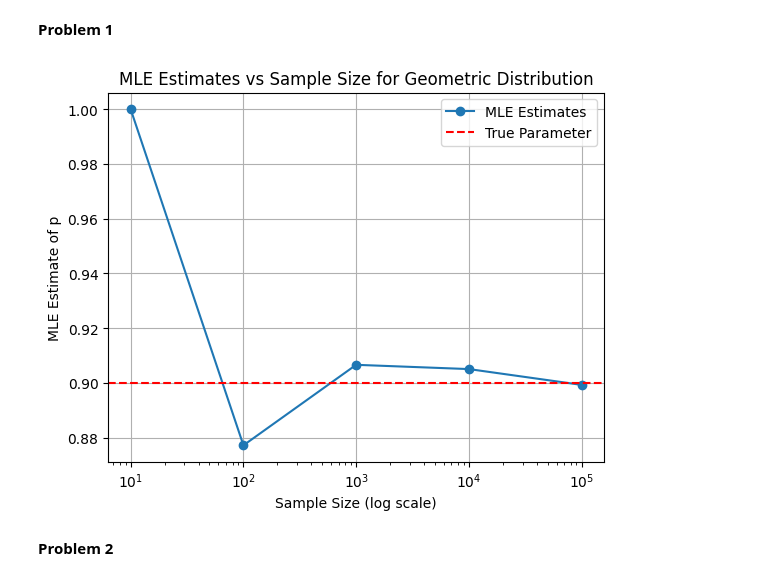
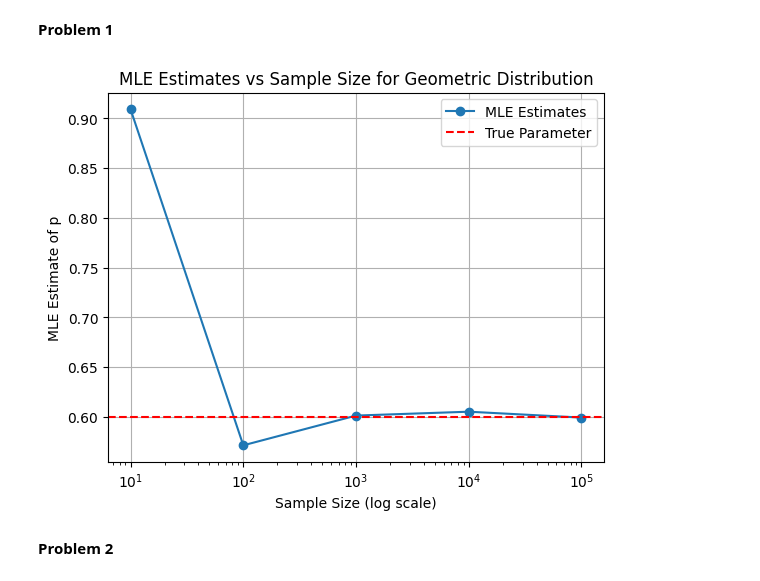
Before and after one commit to patthadon-p/CEDT-2110203-CEM-II, a Jupyter notebook: stats/homework-1/code/stats-homework-01-notebook.ipynb, the cells around one changed output. Drawn from its saved outputs; the diff is of its cells as text; code cells hidden in the pictures.

Commit message:
STATS Homework-1 | revised geometric simulation

```diff
--- a/stats/homework-1/code/stats-homework-01-notebook.ipynb
+++ b/stats/homework-1/code/stats-homework-01-notebook.ipynb
@@ -134,12 +134,12 @@ The estimated parameter is: 0.38461538461538464
 
 Cappy is learning to perfectly replicate a new hat design. The number of attempts he needs follows a Geometric distribution with unknown parameter. For $n$ different designs, he failed $x_1, x_2, ..., x_n$ times before succeed. Find the MLE of the parameter.
 # %%
-X = [0, 0, 2] # In Class Example
-# X = sample_geometric(10, 0.9)   # Sampled from actual geometric distribution
+X = [1, 1, 3] # In Class Example
+# X = sample_geometric(10, 0.6)   # Sampled from actual geometric distribution
 
 def prob2_mle(X):
   # [YOUR CODE HERE]
-  return len(X)/np.sum(X)
+  return len(X) / np.sum(X)
 
 print("The MLE is {}".format(prob2_mle(X)))
 # %% [output]
@@ -273,31 +273,31 @@ Go back to problem 1-2, and try to play with input size and parameter. Observe t
 **Problem 1**
 # %%
 sample_sizes = [10, 100, 1000, 10000, 100000]
-true_param = 0.9
+true_param = 0.6
 
 mles = np.ndarray(len(sample_sizes))
 
 np.random.seed(1)  # For reproducibility
 
 for i, sample_size in enumerate(sample_sizes):
     X = sample_geometric(sample_size, true_param)
     mle = prob2_mle(X)
     mles[i] = mle
 
 plt.plot(sample_sizes, mles, marker="o", label="MLE Estimates")
 plt.axhline(y=true_param, color="r", linestyle="--", label="True Parameter")
 plt.xscale("log")
 plt.xlabel("Sample Size (log scale)")
 plt.ylabel("MLE Estimate of p")
 plt.title("MLE Estimates vs Sample Size for Geometric Distribution")
 plt.legend()
 plt.grid(True)
 
 plt.savefig("../images/problem_7_1.png", dpi=300, bbox_inches="tight")
 
 plt.show()
 # %% [output]
-[figure, old version]
+[figure, new version]
 # %% [markdown]
 **Problem 2**
 # %%
```
Also changed, not shown: parts of 1 cell of this notebook, 4 other files.
